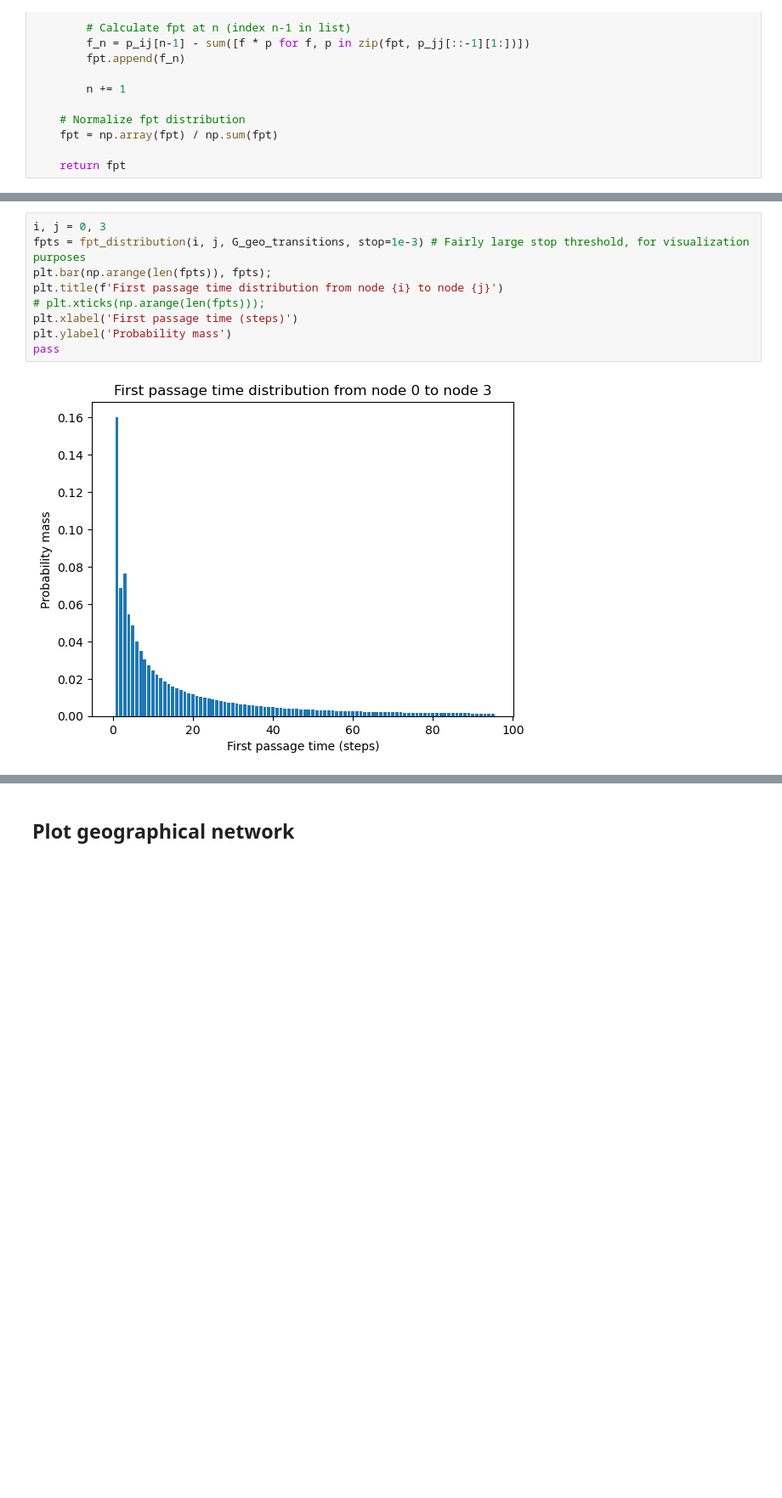
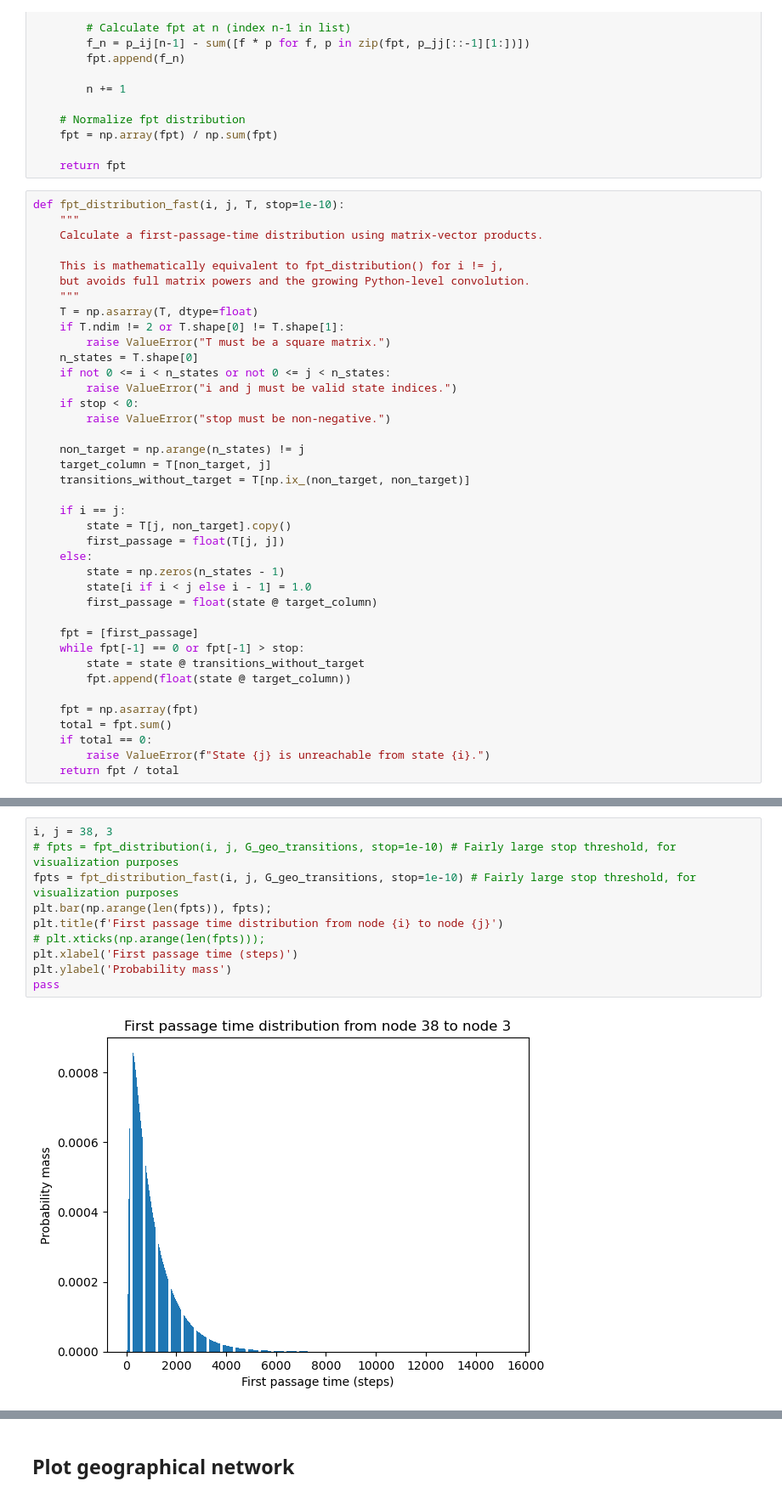
Before and after one commit to GitKalo/climate-displacement, a Jupyter notebook: RW_model.ipynb, the cells around one changed output, grey strips where cells are left out. Shown at 85% size. Drawn from its saved outputs; the diff is of its cells as text; blank space fills up the shorter version.

```diff
--- a/RW_model.ipynb
+++ b/RW_model.ipynb
@@ -348,3 +350,42 @@ def fpt_distribution(i, j, T, stop=1e-10) :
     fpt = np.array(fpt) / np.sum(fpt)
 
     return fpt
+# %%
+def fpt_distribution_fast(i, j, T, stop=1e-10):
+    """
+    Calculate a first-passage-time distribution using matrix-vector products.
+
+    This is mathematically equivalent to fpt_distribution() for i != j,
+    but avoids full matrix powers and the growing Python-level convolution.
+    """
+    T = np.asarray(T, dtype=float)
+    if T.ndim != 2 or T.shape[0] != T.shape[1]:
+        raise ValueError("T must be a square matrix.")
+    n_states = T.shape[0]
+    if not 0 <= i < n_states or not 0 <= j < n_states:
+        raise ValueError("i and j must be valid state indices.")
+    if stop < 0:
+        raise ValueError("stop must be non-negative.")
+
+    non_target = np.arange(n_states) != j
+    target_column = T[non_target, j]
+    transitions_without_target = T[np.ix_(non_target, non_target)]
+
+    if i == j:
+        state = T[j, non_target].copy()
+        first_passage = float(T[j, j])
+    else:
+        state = np.zeros(n_states - 1)
+        state[i if i < j else i - 1] = 1.0
+        first_passage = float(state @ target_column)
+
+    fpt = [first_passage]
+    while fpt[-1] == 0 or fpt[-1] > stop:
+        state = state @ transitions_without_target
+        fpt.append(float(state @ target_column))
+
+    fpt = np.asarray(fpt)
+    total = fpt.sum()
+    if total == 0:
+        raise ValueError(f"State {j} is unreachable from state {i}.")
+    return fpt / total
@@ -358,11 +442,12 @@ array([0.00000000e+00, 1.16666678e-01, 5.00000047e-02, ...,
 # %%
-i, j = 0, 3
-fpts = fpt_distribution(i, j, G_geo_transitions, stop=1e-3) # Fairly large stop threshold, for visualization purposes
+i, j = 38, 3
+# fpts = fpt_distribution(i, j, G_geo_transitions, stop=1e-10) # Fairly large stop threshold, for visualization purposes
+fpts = fpt_distribution_fast(i, j, G_geo_transitions, stop=1e-10) # Fairly large stop threshold, for visualization purposes
 plt.bar(np.arange(len(fpts)), fpts);
 plt.title(f'First passage time distribution from node {i} to node {j}')
 # plt.xticks(np.arange(len(fpts)));
 plt.xlabel('First passage time (steps)')
 plt.ylabel('Probability mass')
 pass
 # %% [output]
-[figure, old version]
+[figure, new version]
```
Also changed, not shown: parts of 19 cells of this notebook.
